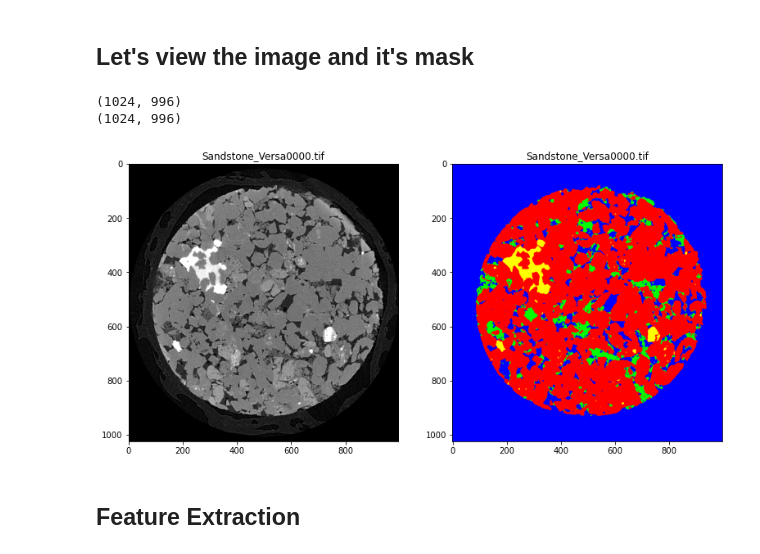
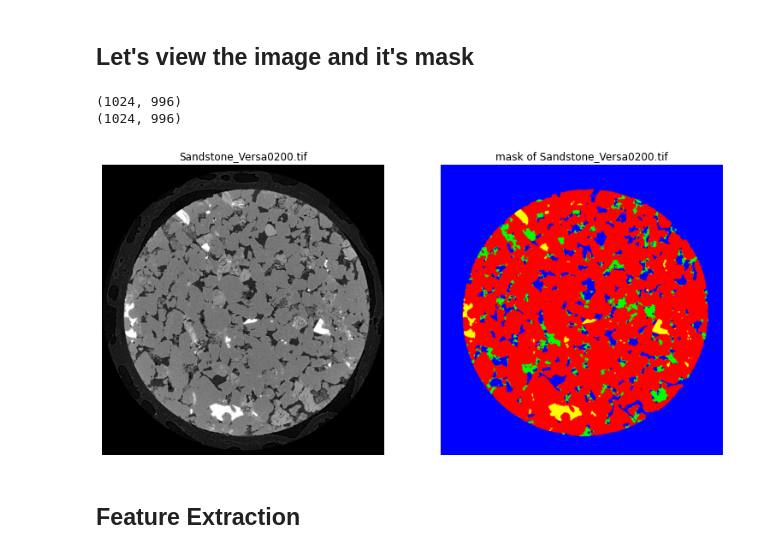
Before and after one commit to utsavdarlami/sandstone_segmentation, a Jupyter notebook: notebooks/01_feature_extraction.ipynb, the cells around one changed output. Cells and saved outputs as stored; diff of their text form; code cells hidden in the pictures.

```diff
--- a/notebooks/01_feature_extraction.ipynb
+++ b/notebooks/01_feature_extraction.ipynb
@@ -52,27 +62,33 @@ masks
 # %% [markdown]
 ## Let's view the image and it's mask
 # %%
-for image, mask in zip(images, masks):
-    fig, ax = plt.subplots(1,2,figsize=(13,13))
-
+fig, ax = plt.subplots(1,2,figsize=(13,13))
+for image, mask in zip(images[3:], masks[3:]):
+#     pass
     read_image = cv2.imread(images_path + image, 0)
     print(read_image.shape)
 
     read_mask = cv2.imread(masks_path + mask)
     read_mask_rgb = cv2.cvtColor(read_mask, cv2.COLOR_BGR2RGB)
+
     read_mask_gray = cv2.cvtColor(read_mask, cv2.COLOR_BGR2GRAY)
     print(read_mask_gray.shape)
 
     ax[0].imshow(read_image, cmap="gray")
     ax[0].set_title(image)
+    ax[0].axis("off")
     ax[1].imshow(read_mask_rgb)
-    ax[1].set_title( mask)
+    ax[1].set_title("mask of "+ mask)
+    ax[1].axis("off")
 
+#     ax
     break
+
+fig.savefig("../results/originial_vs_mask.png")
 # %% [output]
 (1024, 996)
 (1024, 996)
-[figure, old version]
+[figure, new version]
 # %% [markdown]
 ## Feature Extraction
 # %% [markdown]
```
Also changed, not shown: parts of 6 cells of this notebook, 12 other files.
